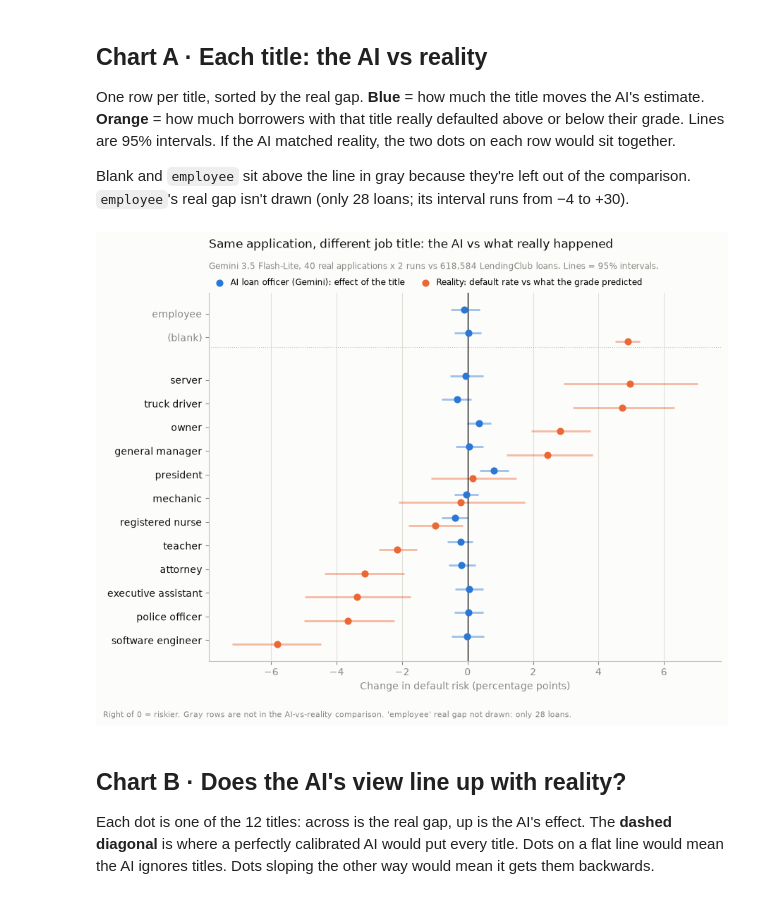
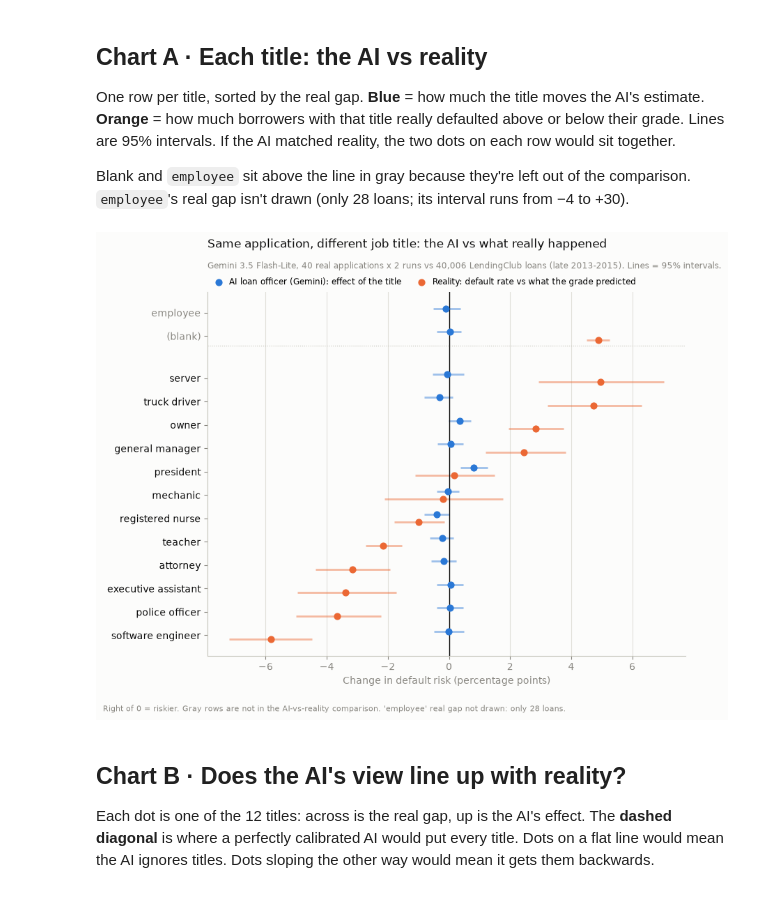
Before and after one commit to shahedalmaaitah/BeatTheGrade, a Jupyter notebook: 05_ai_vs_reality.ipynb, the cells around one changed output. Drawn from its saved outputs; the diff is of its cells as text; code cells hidden in the pictures.

Commit message:
Condition D: no gain over C; period labels corrected (job titles from late 2013)

```diff
--- a/05_ai_vs_reality.ipynb
+++ b/05_ai_vs_reality.ipynb
@@ -337,35 +337,36 @@ OFFSET = 0.17
 
 fig, ax = plt.subplots(figsize=(9, 7), facecolor="#fcfcfb")
 style(ax)
 for yi, t in zip(y, order):
     ax.hlines(yi + OFFSET, ai.loc[t, "ai_low"], ai.loc[t, "ai_high"], color=BLUE, linewidth=2, alpha=0.45)
     ax.scatter(ai.loc[t, "ai_effect"], yi + OFFSET, color=BLUE, s=40, zorder=3,
                label="AI loan officer (Gemini): effect of the title" if t == order[0] else None)
     if t != "employee":
         ax.hlines(yi - OFFSET, real.loc[t, "ci_low"], real.loc[t, "ci_high"], color=ORANGE, linewidth=2, alpha=0.45)
         ax.scatter(real.loc[t, "real_gap_pp"], yi - OFFSET, color=ORANGE, s=40, zorder=3,
                    label="Reality: default rate vs what the grade predicted" if t == order[0] else None)
 ax.axvline(0, color=INK, linewidth=1)
 ax.axhline(12.4, color="#c3c2b7", linewidth=0.8, linestyle=":")
 ax.set_yticks(y, order)
 ax.grid(axis="x", color=GRID, linewidth=0.8)
 ax.set_xlabel("Change in default risk (percentage points)", color=MUTED)
 ax.set_title("Same application, different job title: the AI vs what really happened", loc="left", color=INK, fontsize=12, pad=46)
-ax.text(0, 1.065, "Gemini 3.5 Flash-Lite, 40 real applications x 2 runs vs 618,584 LendingClub loans. Lines = 95% intervals.",
+n_title_loans = int(real.loc[PREREGISTERED, "loans"].sum())
+ax.text(0, 1.065, f"Gemini 3.5 Flash-Lite, 40 real applications x 2 runs vs {n_title_loans:,} LendingClub loans (late 2013-2015). Lines = 95% intervals.",
         transform=ax.transAxes, color=MUTED, fontsize=8.5)
 ax.legend(frameon=False, loc="lower left", bbox_to_anchor=(-0.01, 0.995), ncol=2, fontsize=8.5,
           handletextpad=0.3, columnspacing=1.5)
 # Colour the labels after style() has set every tick gray
 for label, t in zip(ax.get_yticklabels(), order):
     label.set_color(MUTED if t in EXTRAS else INK)
 plt.tight_layout(rect=(0, 0.04, 1, 1))
 fig.text(0.01, 0.01, "Right of 0 = riskier. Gray rows are not in the AI-vs-reality comparison. "
          "'employee' real gap not drawn: only 28 loans.", color=MUTED, fontsize=8)
 Path("outputs").mkdir(exist_ok=True)
 fig.savefig("outputs/ai_vs_reality.png", dpi=200)
 plt.show()
 # %% [output]
-[figure, old version]
+[figure, new version]
 # %% [markdown]
 ## Chart B · Does the AI's view line up with reality?
 
```
Also changed, not shown: parts of 1 cell of this notebook, 39 other files.
